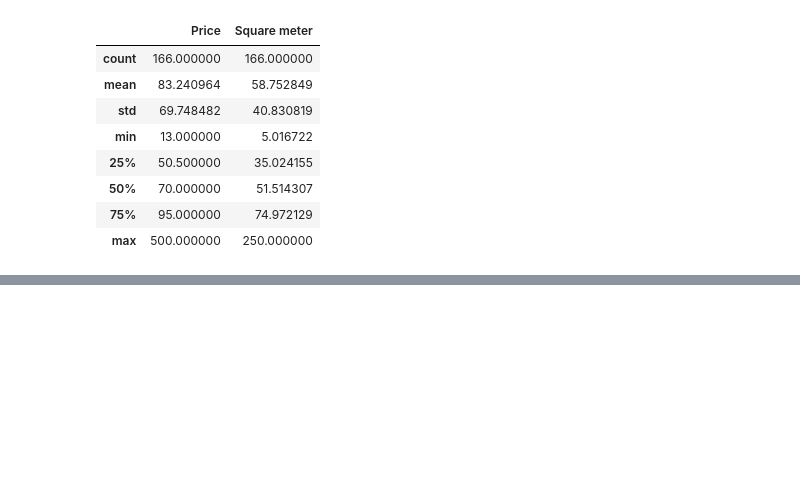
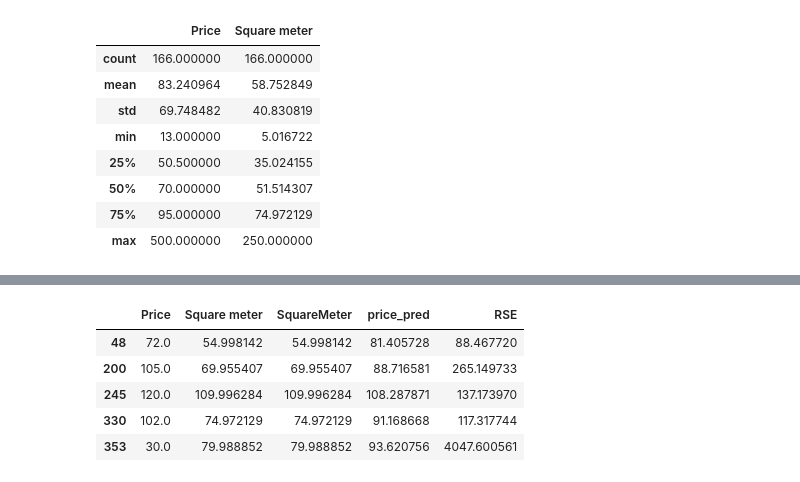
Before and after one commit to gschneiderv/Airbnb_Madrid, a Jupyter notebook: data_T10.ipynb, the cells around one changed output, grey strips where cells are left out. Cells and saved outputs as stored; diff of their text form; code cells hidden in the pictures; blank space fills up the shorter version.

```diff
--- a/data_T10.ipynb
+++ b/data_T10.ipynb
@@ -256,0 +304,10 @@ Coeficiente de determinación R^2: 0.08187256376489904
+# %%
+price_pred = model1.predict(pd.DataFrame(HousePrices['SquareMeter']))
+# %%
+HousePrices['price_pred'] = price_pred
+HousePrices['RSE'] = (HousePrices['Price'] - HousePrices['price_pred']) ** 2
+RSEd = HousePrices.sum()['RSE']
+RSE = np.sqrt(RSEd/21611)
+criteria_mean = np.mean(HousePrices['Price'])
+error = RSE/criteria_mean
+RSE, criteria_mean, error
@@ -256,0 +326,9 @@ Coeficiente de determinación R^2: 0.08187256376489904
+# %%
+HousePrices.head()
+# %% [output]
+|  | Price | Square meter | SquareMeter | price_pred | RSE |
+| 48 | 72.0 | 54.998142 | 54.998142 | 81.405728 | 88.467720 |
+| 200 | 105.0 | 69.955407 | 69.955407 | 88.716581 | 265.149733 |
+| 245 | 120.0 | 109.996284 | 109.996284 | 108.287871 | 137.173970 |
+| 330 | 102.0 | 74.972129 | 74.972129 | 91.168668 | 117.317744 |
+| 353 | 30.0 | 79.988852 | 79.988852 | 93.620756 | 4047.600561 |
```
Also changed, not shown: parts of 18 cells of this notebook, 1 other file.
